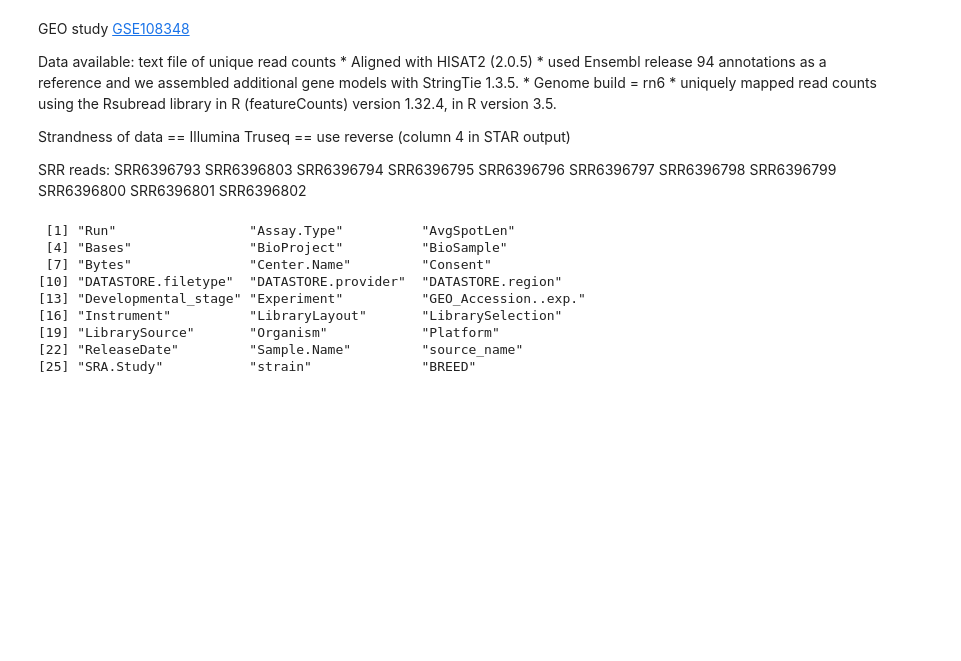
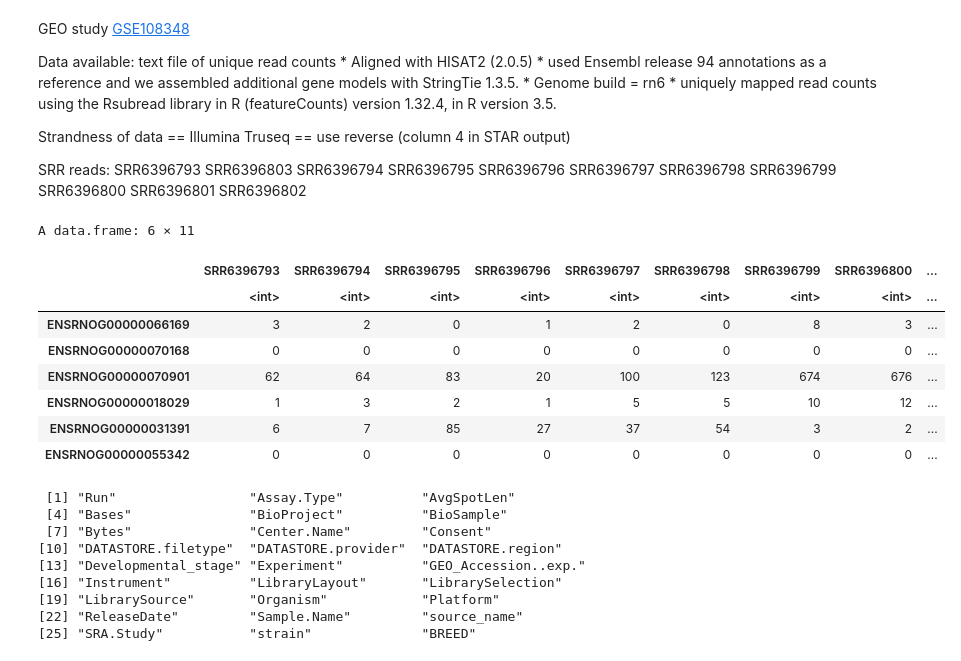
Before and after one commit to bchansen3/testis_dev-geneexp, a Jupyter notebook: testis_gene_meta.ipynb, the cells around one changed output. Drawn from its saved outputs; the diff is of its cells as text; code cells hidden in the pictures; blank space fills up the shorter version.

```diff
--- a/testis_gene_meta.ipynb
+++ b/testis_gene_meta.ipynb
@@ -122,14 +106,26 @@ counts_use <- lapply(counts_temp, function(x) {x <- x[-c(1:4),]})
 # %%
 
 all_counts <- reduce(counts_use, full_join, by = "gene")
 colnames(all_counts)<-c("gene", names(counts_use))
 
 rownames(all_counts)<- all_counts$gene
 all_counts <- all_counts[,-1]
 
 
 
 head(all_counts)
+
+counts108348 = all_counts
+# %% [output]
+A data.frame: 6 × 11
+|  | SRR6396793 | SRR6396794 | SRR6396795 | SRR6396796 | SRR6396797 | SRR6396798 | SRR6396799 | SRR6396800 | ... |
+|  | <int> | <int> | <int> | <int> | <int> | <int> | <int> | <int> | ... |
+| ENSRNOG00000066169 | 3 | 2 | 0 | 1 | 2 | 0 | 8 | 3 | ... |
+| ENSRNOG00000070168 | 0 | 0 | 0 | 0 | 0 | 0 | 0 | 0 | ... |
+| ENSRNOG00000070901 | 62 | 64 | 83 | 20 | 100 | 123 | 674 | 676 | ... |
+| ENSRNOG00000018029 | 1 | 3 | 2 | 1 | 5 | 5 | 10 | 12 | ... |
+| ENSRNOG00000031391 | 6 | 7 | 85 | 27 | 37 | 54 | 3 | 2 | ... |
+| ENSRNOG00000055342 | 0 | 0 | 0 | 0 | 0 | 0 | 0 | 0 | ... |
 # %%
 
 # add metadata
```
Also changed, not shown: parts of 21 cells of this notebook.
